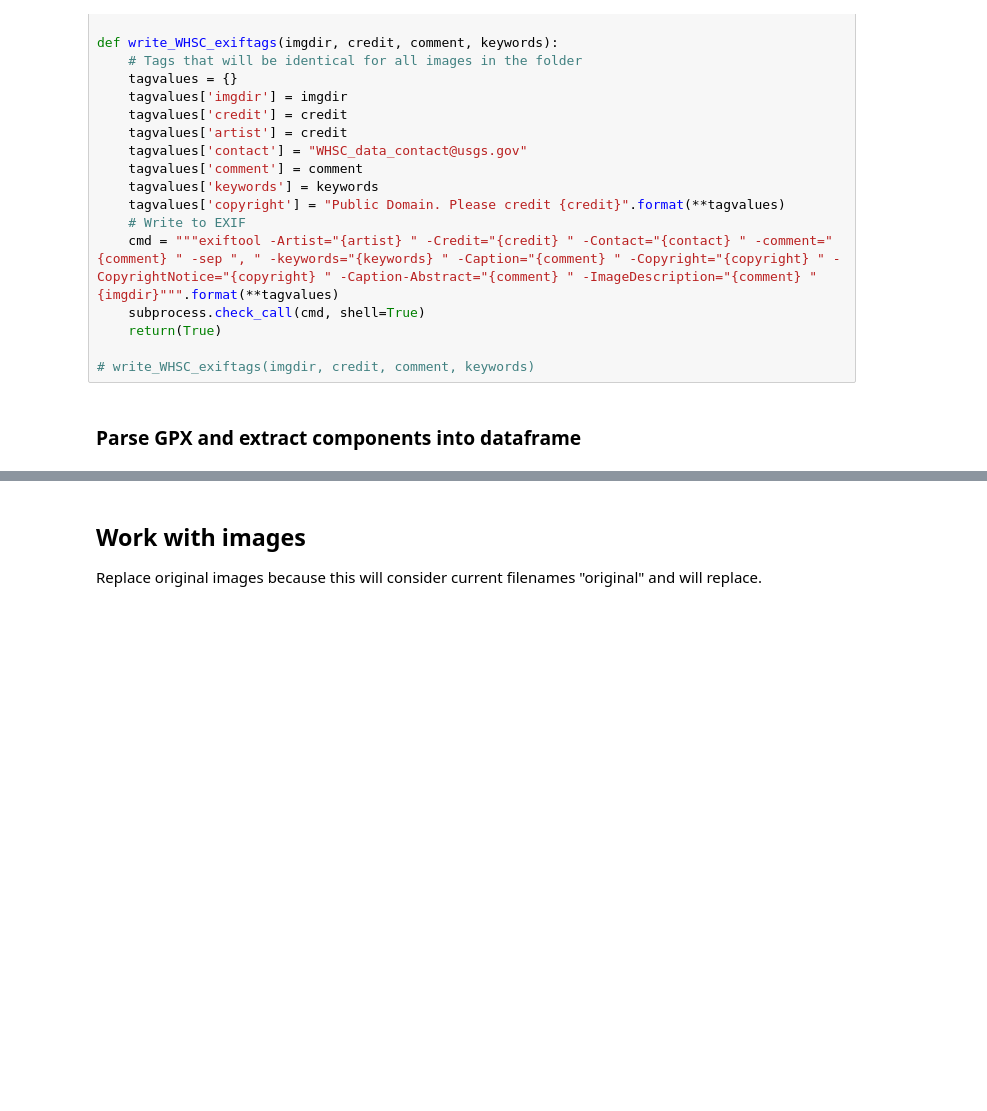
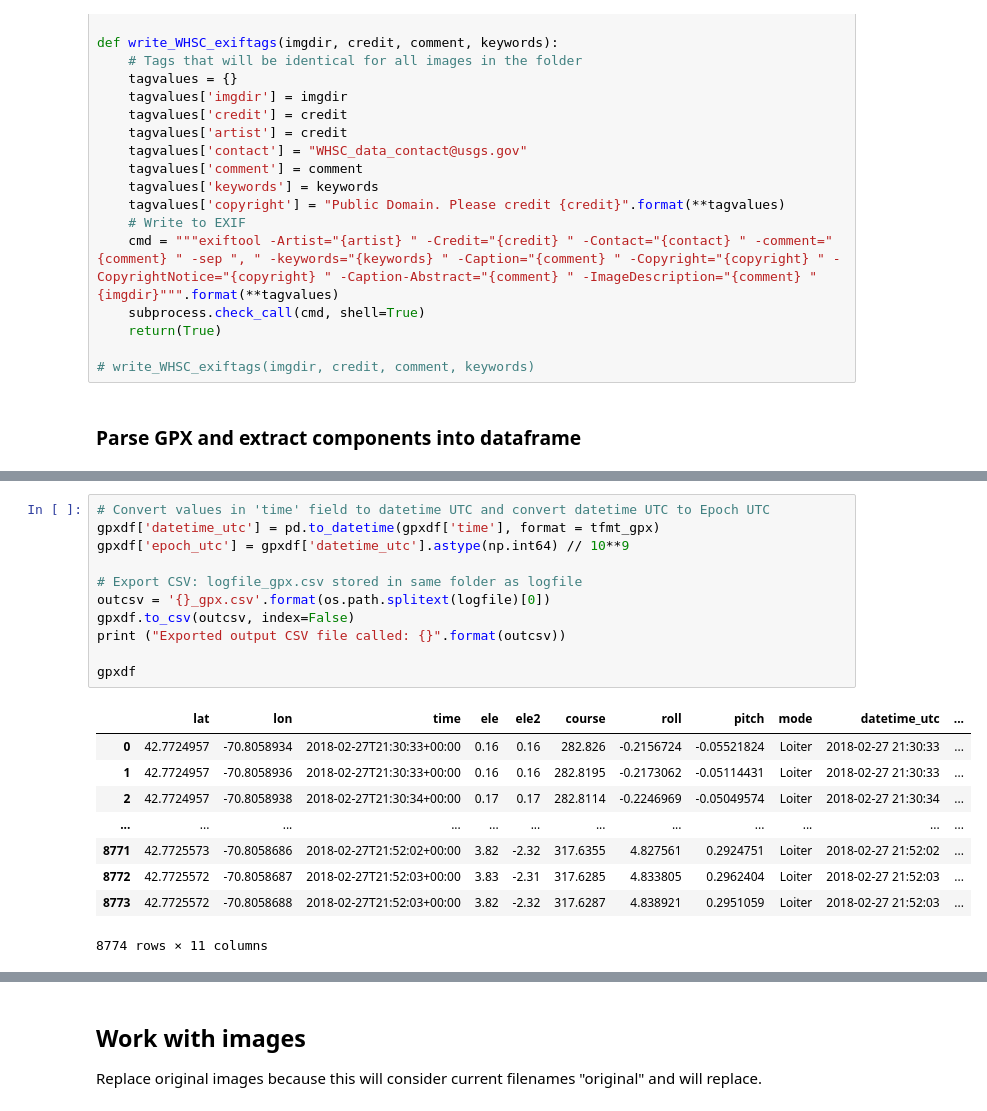
Before and after one commit to esturdivant-usgs/uas-data-publishing, a Jupyter notebook: gpx_to_exif_by_time.ipynb, the cells around one changed output, grey strips where cells are left out. Drawn from its saved outputs; the diff is of its cells as text; blank space fills up the shorter version.

```diff
--- a/gpx_to_exif_by_time.ipynb
+++ b/gpx_to_exif_by_time.ipynb
@@ -106,0 +129,21 @@ fig.clear()
+# %%
+# Convert values in 'time' field to datetime UTC and convert datetime UTC to Epoch UTC
+gpxdf['datetime_utc'] = pd.to_datetime(gpxdf['time'], format = tfmt_gpx)
+gpxdf['epoch_utc'] = gpxdf['datetime_utc'].astype(np.int64) // 10**9
+
+# Export CSV: logfile_gpx.csv stored in same folder as logfile
+outcsv = '{}_gpx.csv'.format(os.path.splitext(logfile)[0])
+gpxdf.to_csv(outcsv, index=False)
+print ("Exported output CSV file called: {}".format(outcsv))
+
+gpxdf
+# %% [output]
+|  | lat | lon | time | ele | ele2 | course | roll | pitch | mode | datetime_utc | ... |
+| 0 | 42.7724957 | -70.8058934 | 2018-02-27T21:30:33+00:00 | 0.16 | 0.16 | 282.826 | -0.2156724 | -0.05521824 | Loiter | 2018-02-27 21:30:33 | ... |
+| 1 | 42.7724957 | -70.8058936 | 2018-02-27T21:30:33+00:00 | 0.16 | 0.16 | 282.8195 | -0.2173062 | -0.05114431 | Loiter | 2018-02-27 21:30:33 | ... |
+| 2 | 42.7724957 | -70.8058938 | 2018-02-27T21:30:34+00:00 | 0.17 | 0.17 | 282.8114 | -0.2246969 | -0.05049574 | Loiter | 2018-02-27 21:30:34 | ... |
+| ... | ... | ... | ... | ... | ... | ... | ... | ... | ... | ... | ... |
+| 8771 | 42.7725573 | -70.8058686 | 2018-02-27T21:52:02+00:00 | 3.82 | -2.32 | 317.6355 | 4.827561 | 0.2924751 | Loiter | 2018-02-27 21:52:02 | ... |
+| 8772 | 42.7725572 | -70.8058687 | 2018-02-27T21:52:03+00:00 | 3.83 | -2.31 | 317.6285 | 4.833805 | 0.2962404 | Loiter | 2018-02-27 21:52:03 | ... |
+| 8773 | 42.7725572 | -70.8058688 | 2018-02-27T21:52:03+00:00 | 3.82 | -2.32 | 317.6287 | 4.838921 | 0.2951059 | Loiter | 2018-02-27 21:52:03 | ... |
+8774 rows × 11 columns
```
Also changed, not shown: parts of 10 cells of this notebook, 5 other files.
